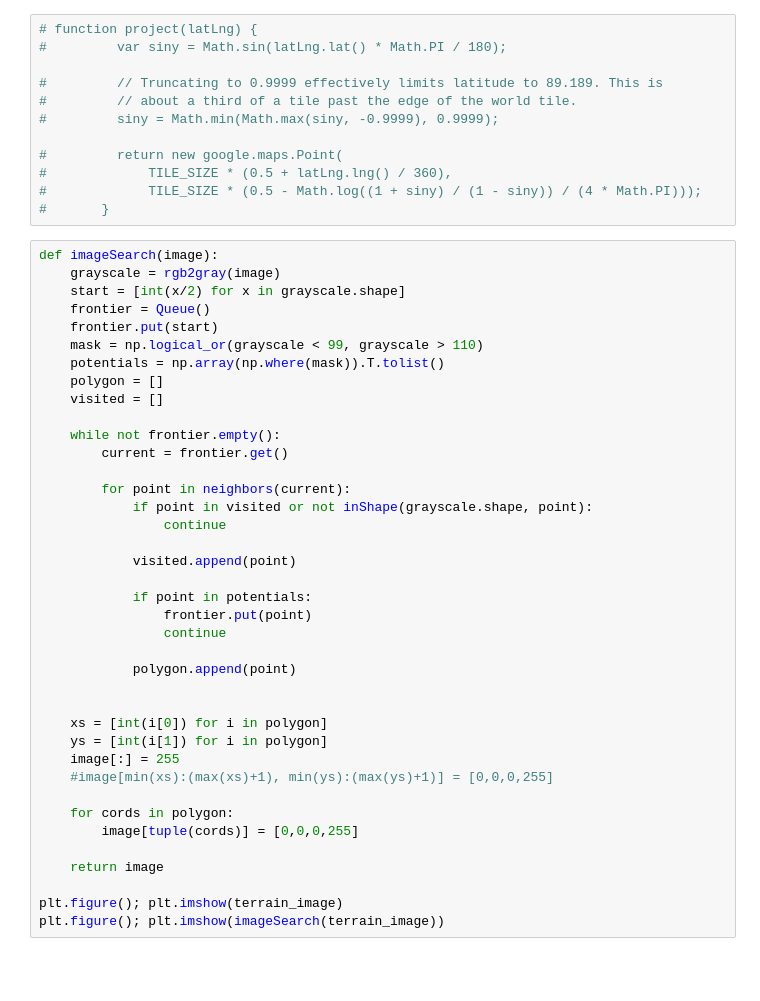
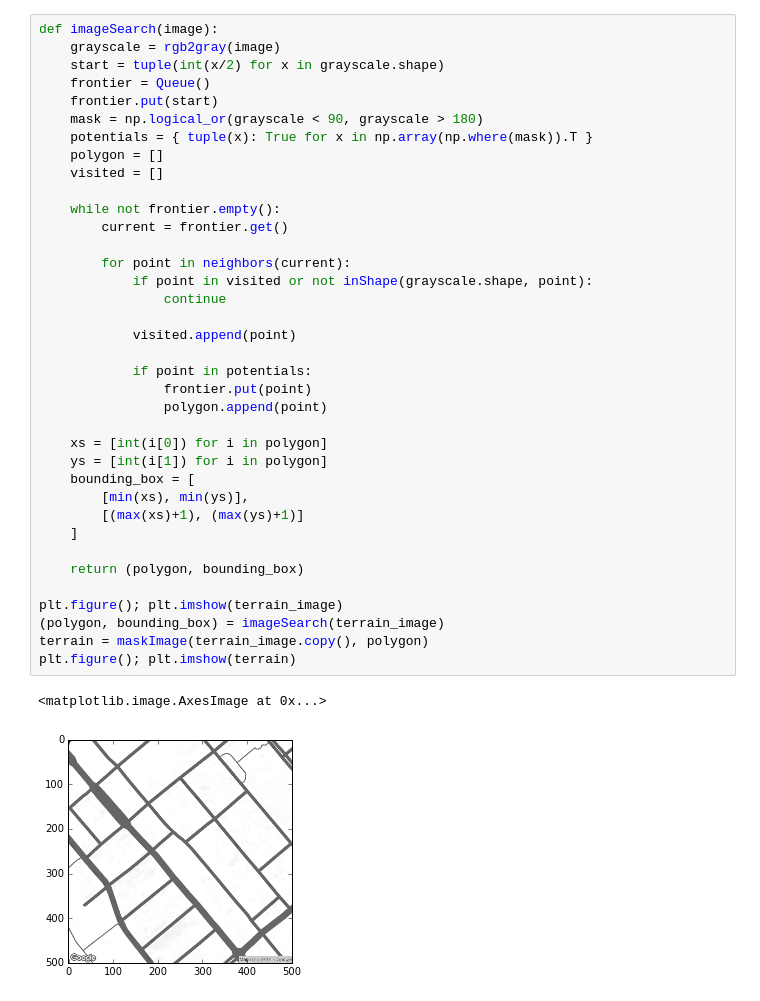
Before and after one commit to aiden-tepper/restricted-parking, a Jupyter notebook: notebooks/Lot Finder.ipynb, the cells around one changed output. Saved outputs shown, nothing was run; the diff lists cells and outputs as text; blank space fills up the shorter version.

```diff
--- a/notebooks/Lot Finder.ipynb
+++ b/notebooks/Lot Finder.ipynb
@@ -45,51 +360,40 @@ Satellite URL: https://maps.googleapis.com/maps/api/staticmap?maptype=satellite&
-# %%
-# function project(latLng) {
-#         var siny = Math.sin(latLng.lat() * Math.PI / 180);
-
-#         // Truncating to 0.9999 effectively limits latitude to 89.189. This is
-#         // about a third of a tile past the edge of the world tile.
-#         siny = Math.min(Math.max(siny, -0.9999), 0.9999);
-
-#         return new google.maps.Point(
-#             TILE_SIZE * (0.5 + latLng.lng() / 360),
-#             TILE_SIZE * (0.5 - Math.log((1 + siny) / (1 - siny)) / (4 * Math.PI)));
-#       }
 # %%
 def imageSearch(image):
     grayscale = rgb2gray(image)
-    start = [int(x/2) for x in grayscale.shape]
+    start = tuple(int(x/2) for x in grayscale.shape)
     frontier = Queue()
     frontier.put(start)
-    mask = np.logical_or(grayscale < 99, grayscale > 110)
-    potentials = np.array(np.where(mask)).T.tolist()
+    mask = np.logical_or(grayscale < 90, grayscale > 180)
+    potentials = { tuple(x): True for x in np.array(np.where(mask)).T }
     polygon = []
     visited = []
 
     while not frontier.empty():
         current = frontier.get()
 
         for point in neighbors(current):
             if point in visited or not inShape(grayscale.shape, point):
                 continue
 
             visited.append(point)
 
             if point in potentials:
                 frontier.put(point)
-                continue
-
-            polygon.append(point)
-
+                polygon.append(point)
 
     xs = [int(i[0]) for i in polygon]
     ys = [int(i[1]) for i in polygon]
-    image[:] = 255
-    #image[min(xs):(max(xs)+1), min(ys):(max(ys)+1)] = [0,0,0,255]
+    bounding_box = [
+        [min(xs), min(ys)],
+        [(max(xs)+1), (max(ys)+1)]
+    ]
 
-    for cords in polygon:
-        image[tuple(cords)] = [0,0,0,255]
-
-    return image
+    return (polygon, bounding_box)
 
 plt.figure(); plt.imshow(terrain_image)
-plt.figure(); plt.imshow(imageSearch(terrain_image))
+(polygon, bounding_box) = imageSearch(terrain_image)
+terrain = maskImage(terrain_image.copy(), polygon)
+plt.figure(); plt.imshow(terrain)
+# %% [output]
+<matplotlib.image.AxesImage at 0x...>
+[figure, added]
```
Also changed, not shown: parts of 5 cells of this notebook.
